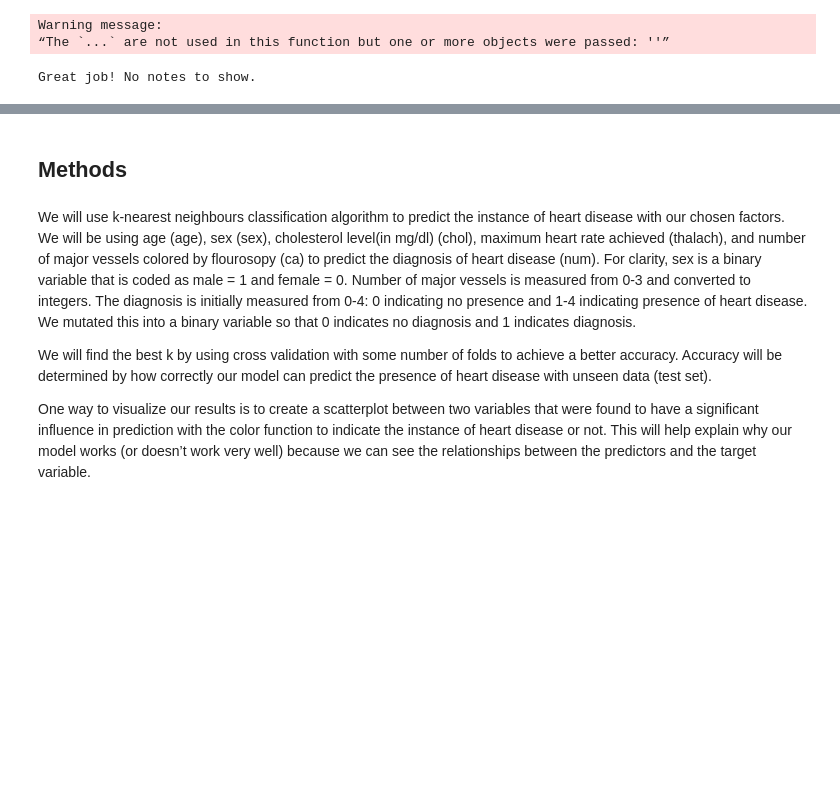
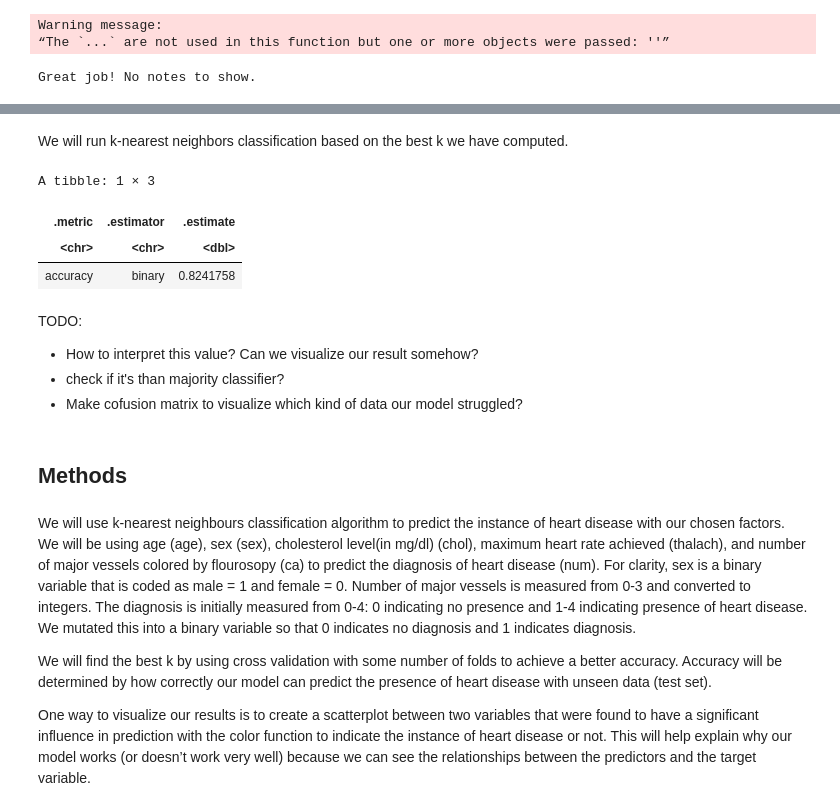
Before and after one commit to shivangibharani/GroupProject, a Jupyter notebook: heart_disease.ipynb, the cells around one changed output, grey strips where cells are left out. Drawn from its saved outputs; the diff is of its cells as text; code cells hidden in the pictures; blank space fills up the shorter version.

```diff
--- a/heart_disease.ipynb
+++ b/heart_disease.ipynb
@@ -261,3 +254,33 @@ A tibble: 10 × 7
+# %% [markdown]
+We will run k-nearest neighbors classification based on the best k we have computed.
+# %%
+# use k = 7 here.
+knn_spec_bestK <- nearest_neighbor(weight_func = "rectangular", neighbors = 7) |>
+    set_engine("kknn") |>
+    set_mode("classification")
+
+heart_best_fit <- workflow() |>
+    add_recipe(heart_recipe) |>
+    add_model(knn_spec_bestK) |>
+    fit(data = heart_train)
+
+heart_summary <- heart_best_fit |>
+predict(heart_test) |>
+bind_cols(heart_test) |>
+metrics(truth = num, estimate = .pred_class) |>
+filter(.metric == "accuracy")
+
+heart_summary
+# %% [output]
+A tibble: 1 × 3
+| .metric | .estimator | .estimate |
+| <chr> | <chr> | <dbl> |
+| accuracy | binary | 0.8241758 |
+# %% [markdown]
+TODO:
+- How to interpret this value? Can we visualize our result somehow?
+- check if it's than majority classifier?
+- Make cofusion matrix to visualize which kind of data our model struggled?
 # %% [markdown]
 ## Methods
 # %% [markdown]
```
Also changed, not shown: parts of 9 cells of this notebook.
